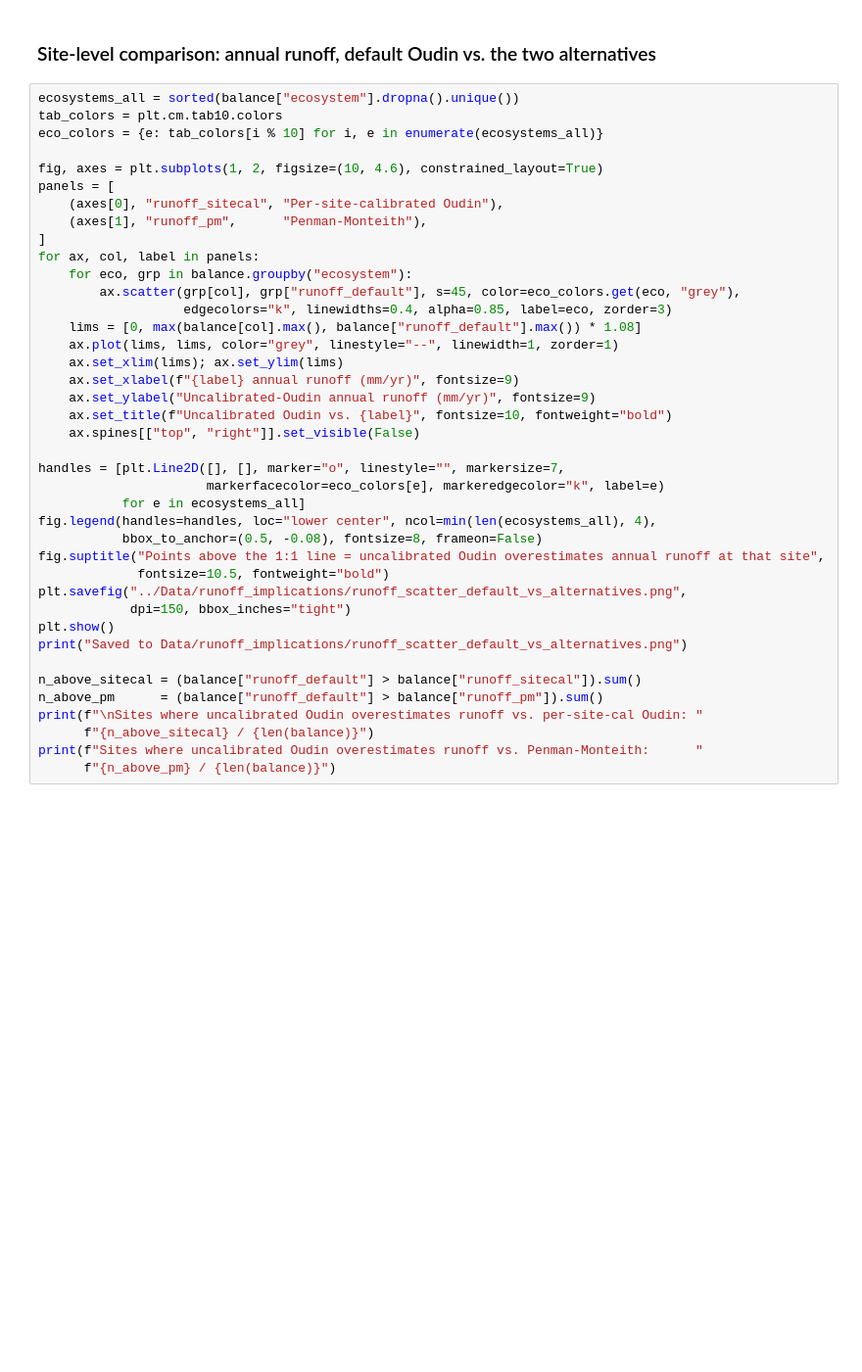
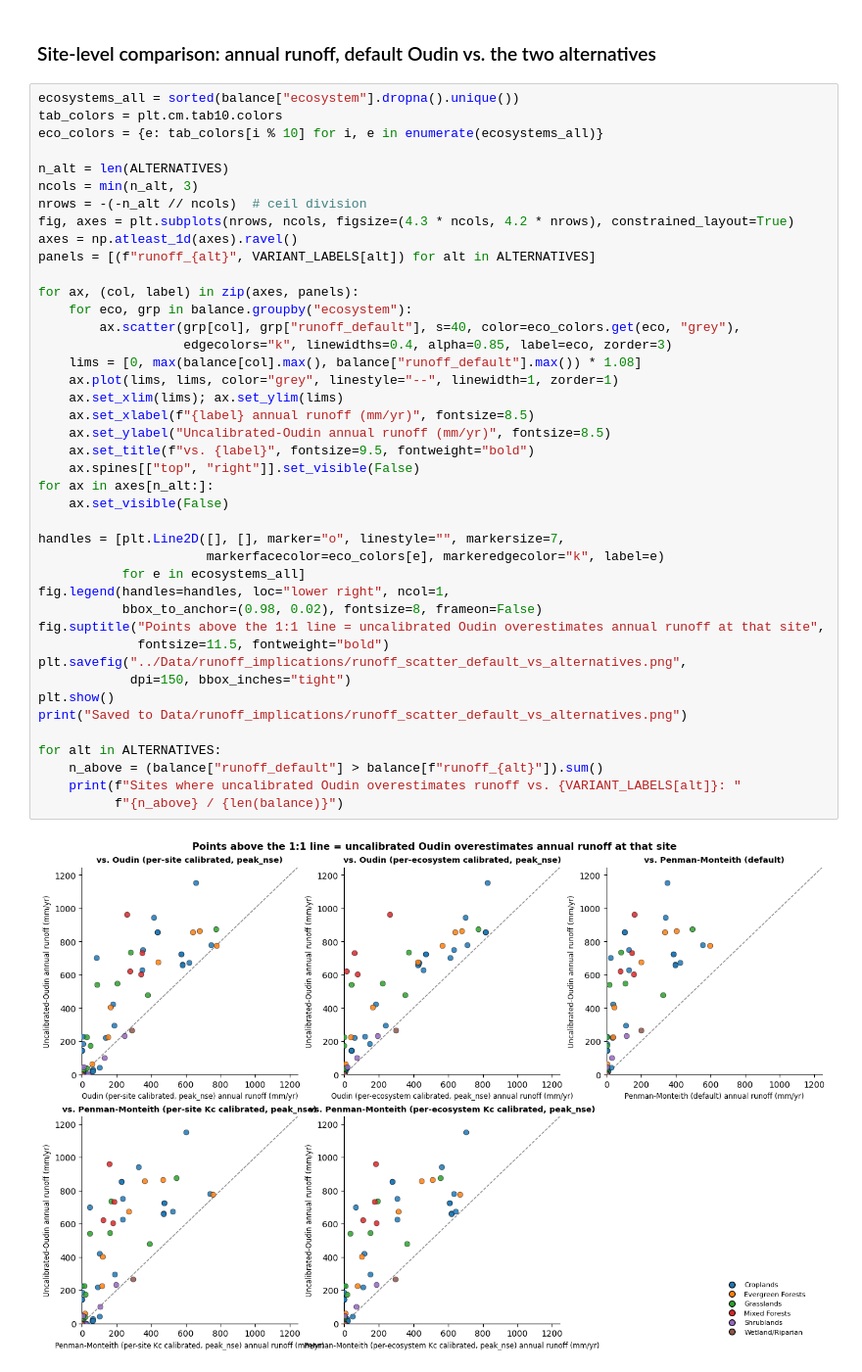
Before and after one commit to KECognac/WBM_ET_Exploration, a Jupyter notebook: notebooks/10_runoff_implications.ipynb, the cells around one changed output. Shown at 98% size. Drawn from its saved outputs; the diff is of its cells as text; blank space fills up the shorter version.

```diff
--- a/notebooks/10_runoff_implications.ipynb
+++ b/notebooks/10_runoff_implications.ipynb
@@ -213,40 +338,44 @@ print("Saved to Data/runoff_implications/runoff_overestimate_by_ecosystem.png")
 # %%
 ecosystems_all = sorted(balance["ecosystem"].dropna().unique())
 tab_colors = plt.cm.tab10.colors
 eco_colors = {e: tab_colors[i % 10] for i, e in enumerate(ecosystems_all)}
 
-fig, axes = plt.subplots(1, 2, figsize=(10, 4.6), constrained_layout=True)
-panels = [
-    (axes[0], "runoff_sitecal", "Per-site-calibrated Oudin"),
-    (axes[1], "runoff_pm",      "Penman-Monteith"),
-]
-for ax, col, label in panels:
+n_alt = len(ALTERNATIVES)
+ncols = min(n_alt, 3)
+nrows = -(-n_alt // ncols)  # ceil division
+fig, axes = plt.subplots(nrows, ncols, figsize=(4.3 * ncols, 4.2 * nrows), constrained_layout=True)
+axes = np.atleast_1d(axes).ravel()
+panels = [(f"runoff_{alt}", VARIANT_LABELS[alt]) for alt in ALTERNATIVES]
+
+for ax, (col, label) in zip(axes, panels):
     for eco, grp in balance.groupby("ecosystem"):
-        ax.scatter(grp[col], grp["runoff_default"], s=45, color=eco_colors.get(eco, "grey"),
+        ax.scatter(grp[col], grp["runoff_default"], s=40, color=eco_colors.get(eco, "grey"),
                    edgecolors="k", linewidths=0.4, alpha=0.85, label=eco, zorder=3)
     lims = [0, max(balance[col].max(), balance["runoff_default"].max()) * 1.08]
     ax.plot(lims, lims, color="grey", linestyle="--", linewidth=1, zorder=1)
     ax.set_xlim(lims); ax.set_ylim(lims)
-    ax.set_xlabel(f"{label} annual runoff (mm/yr)", fontsize=9)
-    ax.set_ylabel("Uncalibrated-Oudin annual runoff (mm/yr)", fontsize=9)
-    ax.set_title(f"Uncalibrated Oudin vs. {label}", fontsize=10, fontweight="bold")
+    ax.set_xlabel(f"{label} annual runoff (mm/yr)", fontsize=8.5)
+    ax.set_ylabel("Uncalibrated-Oudin annual runoff (mm/yr)", fontsize=8.5)
+    ax.set_title(f"vs. {label}", fontsize=9.5, fontweight="bold")
     ax.spines[["top", "right"]].set_visible(False)
+for ax in axes[n_alt:]:
+    ax.set_visible(False)
 
 handles = [plt.Line2D([], [], marker="o", linestyle="", markersize=7,
                       markerfacecolor=eco_colors[e], markeredgecolor="k", label=e)
            for e in ecosystems_all]
-fig.legend(handles=handles, loc="lower center", ncol=min(len(ecosystems_all), 4),
-           bbox_to_anchor=(0.5, -0.08), fontsize=8, frameon=False)
+fig.legend(handles=handles, loc="lower right", ncol=1,
+           bbox_to_anchor=(0.98, 0.02), fontsize=8, frameon=False)
 fig.suptitle("Points above the 1:1 line = uncalibrated Oudin overestimates annual runoff at that site",
-             fontsize=10.5, fontweight="bold")
+             fontsize=11.5, fontweight="bold")
 plt.savefig("../Data/runoff_implications/runoff_scatter_default_vs_alternatives.png",
             dpi=150, bbox_inches="tight")
 plt.show()
 print("Saved to Data/runoff_implications/runoff_scatter_default_vs_alternatives.png")
 
-n_above_sitecal = (balance["runoff_default"] > balance["runoff_sitecal"]).sum()
-n_above_pm      = (balance["runoff_default"] > balance["runoff_pm"]).sum()
-print(f"\nSites where uncalibrated Oudin overestimates runoff vs. per-site-cal Oudin: "
-      f"{n_above_sitecal} / {len(balance)}")
-print(f"Sites where uncalibrated Oudin overestimates runoff vs. Penman-Monteith:      "
-      f"{n_above_pm} / {len(balance)}")
+for alt in ALTERNATIVES:
+    n_above = (balance["runoff_default"] > balance[f"runoff_{alt}"]).sum()
+    print(f"Sites where uncalibrated Oudin overestimates runoff vs. {VARIANT_LABELS[alt]}: "
+          f"{n_above} / {len(balance)}")
+# %% [output]
+[figure, added]
```
Also changed, not shown: parts of 12 cells of this notebook, 4 other files.
